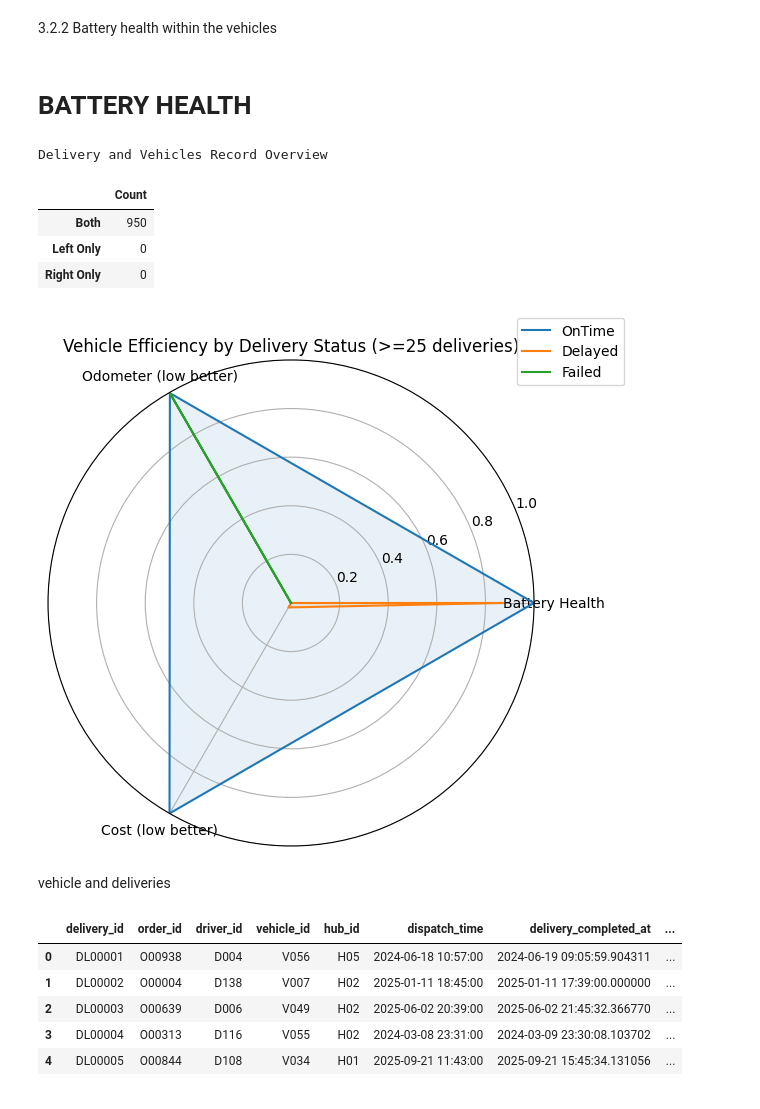
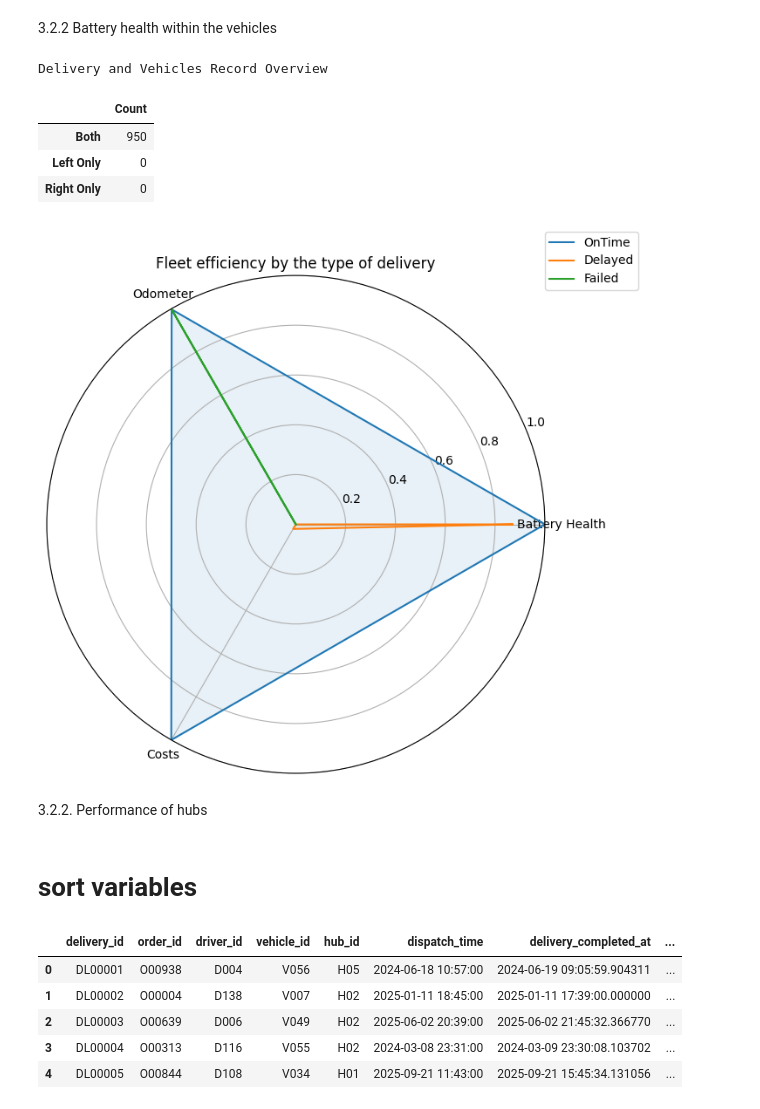
Before and after one commit to hobbsandbobs-dotcom/Analytics-Coursework, a Jupyter notebook: 2_Python_Analytics.ipynb, the cells around one changed output. Cells and saved outputs as stored; diff of their text form; code cells hidden in the pictures.

```diff
--- a/2_Python_Analytics.ipynb
+++ b/2_Python_Analytics.ipynb
@@ -481,8 +481,6 @@ Passing `palette` without assigning `hue` is deprecated and will be removed in v
 [figure]
 # %% [markdown]
 3.2.2 Battery health within the vehicles
-# %% [markdown]
-# BATTERY HEALTH
 # %%
 deliveries_vehicles_df = deliveries_df.merge(
     vehicles_df,
@@ -506,63 +502,63 @@ Delivery and Vehicles Record Overview
+# %%
+vehicle_metrics = (
+    deliveries_vehicles_df
+    .groupby("delivery_status")
+    .agg(
+        avg_battery_health=("battery_health_pct", "mean"),
+        avg_odometer_km=("odometer_km", "mean"),
+        avg_fuel_cost=("fuel_or_charge_cost", "mean"),
+        number=("delivery_id", "count")
+    )
+    .round(2)
+)
+
+vehicle_metrics = vehicle_metrics[vehicle_metrics["number"] >= 25]
 # %%
-
-
-vehicle_efficiency = (
-    deliveries_vehicles_df
-    .groupby("delivery_status")
-    .agg(
-        avg_battery_health=("battery_health_pct", "mean"),
-        avg_odometer_km=("odometer_km", "mean"),
-        avg_fuel_cost=("fuel_or_charge_cost", "mean"),
-        n=("delivery_id", "count")
-    )
-    .round(2)
-)
-
-vehicle_efficiency = vehicle_efficiency[vehicle_efficiency["n"] >= 25]
-
-#Metrics for the radar
-radar = vehicle_efficiency[
+#Adding the column metrics for the radar
+metrics_df = vehicle_metrics[
     ["avg_battery_health", "avg_odometer_km", "avg_fuel_cost"]
 ]
 
 #Creating radar
-radar_scaled = (radar - radar.min()) / (radar.max() - radar.min())
+radar_scale = (metrics_df - metrics_df.min()) / (metrics_df.max() - metrics_df.min())
 
 #Making it so the higher is the better output for the fuel and odometer
-radar_scaled["avg_fuel_cost"] = 1 - radar_scaled["avg_fuel_cost"]
-radar_scaled["avg_odometer_km"] = 1 - radar_scaled["avg_odometer_km"]
+radar_scale["avg_fuel_cost"] = 1 - radar_scale["avg_fuel_cost"]
+radar_scale["avg_odometer_km"] = 1 - radar_scale["avg_odometer_km"]
 
-radar_scaled = radar_scaled.sort_values("avg_battery_health", ascending=False)
+radar_scale = radar_scale.sort_values("avg_battery_health", ascending=False)
 
 
 #Creating the labels for the chart
-labels = ["Battery Health", "Odometer (low better)", "Cost (low better)"]
-angles = np.linspace(0, 2*np.pi, len(labels), endpoint=False)
-angles = np.concatenate([angles, [angles[0]]])
+metric_labels = ["Battery Health", "Odometer", "Costs"]
+angle = np.linspace(0, 2*np.pi, len(metric_labels), endpoint=False)
+angle = np.concatenate([angle, [angle[0]]])
 
-plt.figure(figsize=(6,6))
+plt.figure(figsize=(7,7))
 ax = plt.subplot(111, polar=True)
 
 #For loop per status
-for status in radar_scaled.index:
-    values = radar_scaled.loc[status].values
+for statuses in radar_scale.index:
+    values = radar_scale.loc[statuses].values
     values = np.concatenate([values, [values[0]]])
 
-    ax.plot(angles, values, label=status)
-    ax.fill(angles, values, alpha=0.1)
+    ax.plot(angle, values, label=statuses)
+    ax.fill(angle, values, alpha=0.1)
 
-ax.set_xticks(angles[:-1])
-ax.set_xticklabels(labels)
-ax.set_title("Vehicle Efficiency by the type of delivery")
+ax.set_xticks(angle[:-1])
+ax.set_xticklabels(metric_labels)
+ax.set_title("Fleet efficiency by the type of delivery")
 ax.set_ylim(0, 1)
 
 plt.legend(loc="upper right", bbox_to_anchor=(1.2, 1.1))
 plt.tight_layout()
 plt.show()
 # %% [output]
-[figure, old version]
+[figure, new version]
-# %% [markdown]
-vehicle and deliveries
+# %% [markdown]
+3.2.2. Performance of hubs
+# %% [markdown]
+# sort variables
 # %%
 deliveries_and_hubs_df = deliveries_df.merge(
     hubs_df,
```
Also changed, not shown: parts of 23 cells of this notebook.
